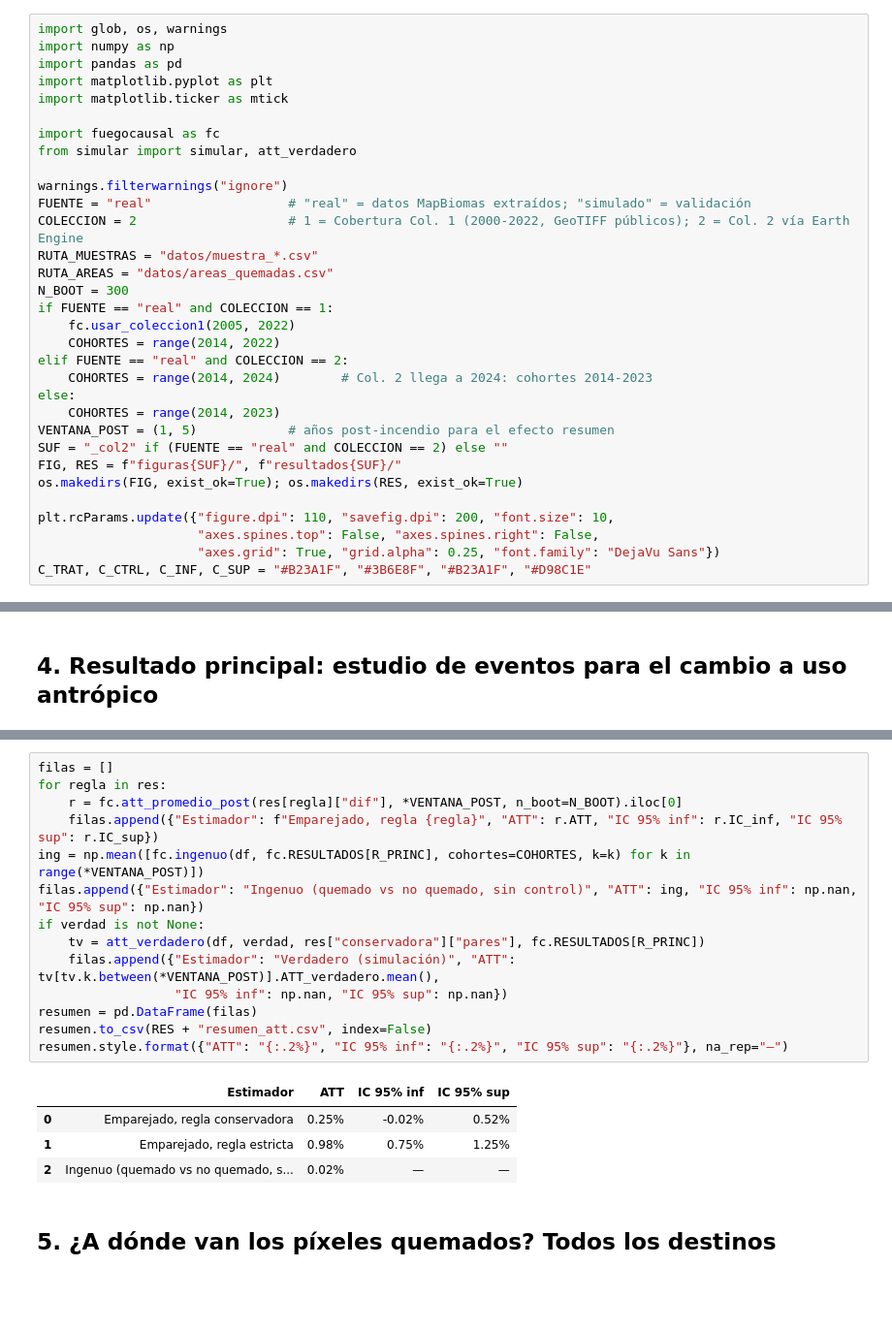
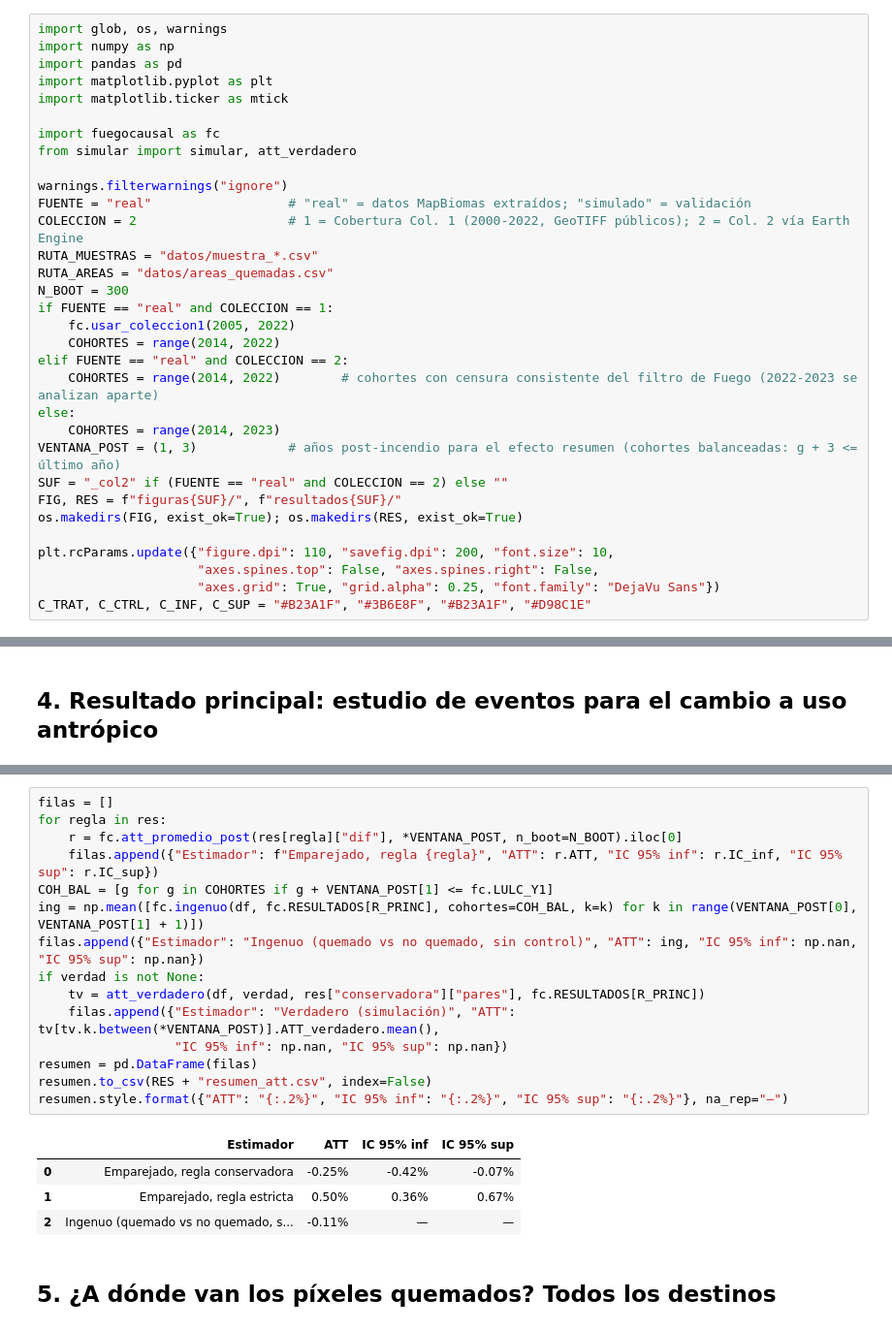
Before and after one commit to cmartinez1524/Mapbiomas, a Jupyter notebook: 02b_analisis_causal_col2.ipynb, the cells around one changed output, grey strips where cells are left out. Shown at 97% size. Drawn from its saved outputs; the diff is of its cells as text; blank space fills up the shorter version.

```diff
--- a/02b_analisis_causal_col2.ipynb
+++ b/02b_analisis_causal_col2.ipynb
@@ -31,10 +31,10 @@ if FUENTE == "real" and COLECCION == 1:
     fc.usar_coleccion1(2005, 2022)
     COHORTES = range(2014, 2022)
 elif FUENTE == "real" and COLECCION == 2:
-    COHORTES = range(2014, 2024)        # Col. 2 llega a 2024: cohortes 2014-2023
+    COHORTES = range(2014, 2022)        # cohortes con censura consistente del filtro de Fuego (2022-2023 se analizan aparte)
 else:
     COHORTES = range(2014, 2023)
-VENTANA_POST = (1, 5)            # años post-incendio para el efecto resumen
+VENTANA_POST = (1, 3)            # años post-incendio para el efecto resumen (cohortes balanceadas: g + 3 <= último año)
 SUF = "_col2" if (FUENTE == "real" and COLECCION == 2) else ""
 FIG, RES = f"figuras{SUF}/", f"resultados{SUF}/"
 os.makedirs(FIG, exist_ok=True); os.makedirs(RES, exist_ok=True)
@@ -215,22 +215,23 @@ es["conservadora"].round(4)
 # %%
 filas = []
 for regla in res:
     r = fc.att_promedio_post(res[regla]["dif"], *VENTANA_POST, n_boot=N_BOOT).iloc[0]
     filas.append({"Estimador": f"Emparejado, regla {regla}", "ATT": r.ATT, "IC 95% inf": r.IC_inf, "IC 95% sup": r.IC_sup})
-ing = np.mean([fc.ingenuo(df, fc.RESULTADOS[R_PRINC], cohortes=COHORTES, k=k) for k in range(*VENTANA_POST)])
+COH_BAL = [g for g in COHORTES if g + VENTANA_POST[1] <= fc.LULC_Y1]
+ing = np.mean([fc.ingenuo(df, fc.RESULTADOS[R_PRINC], cohortes=COH_BAL, k=k) for k in range(VENTANA_POST[0], VENTANA_POST[1] + 1)])
 filas.append({"Estimador": "Ingenuo (quemado vs no quemado, sin control)", "ATT": ing, "IC 95% inf": np.nan, "IC 95% sup": np.nan})
 if verdad is not None:
     tv = att_verdadero(df, verdad, res["conservadora"]["pares"], fc.RESULTADOS[R_PRINC])
     filas.append({"Estimador": "Verdadero (simulación)", "ATT": tv[tv.k.between(*VENTANA_POST)].ATT_verdadero.mean(),
                   "IC 95% inf": np.nan, "IC 95% sup": np.nan})
 resumen = pd.DataFrame(filas)
 resumen.to_csv(RES + "resumen_att.csv", index=False)
 resumen.style.format({"ATT": "{:.2%}", "IC 95% inf": "{:.2%}", "IC 95% sup": "{:.2%}"}, na_rep="—")
 # %% [output]
 |  | Estimador | ATT | IC 95% inf | IC 95% sup |
-| 0 | Emparejado, regla conservadora | 0.25% | -0.02% | 0.52% |
-| 1 | Emparejado, regla estricta | 0.98% | 0.75% | 1.25% |
-| 2 | Ingenuo (quemado vs no quemado, s... | 0.02% | — | — |
+| 0 | Emparejado, regla conservadora | -0.25% | -0.42% | -0.07% |
+| 1 | Emparejado, regla estricta | 0.50% | 0.36% | 0.67% |
+| 2 | Ingenuo (quemado vs no quemado, s... | -0.11% | — | — |
 # %% [markdown]
 ## 5. ¿A dónde van los píxeles quemados? Todos los destinos
 # %%
```
Also changed, not shown: parts of 9 cells of this notebook, 47 other files.
